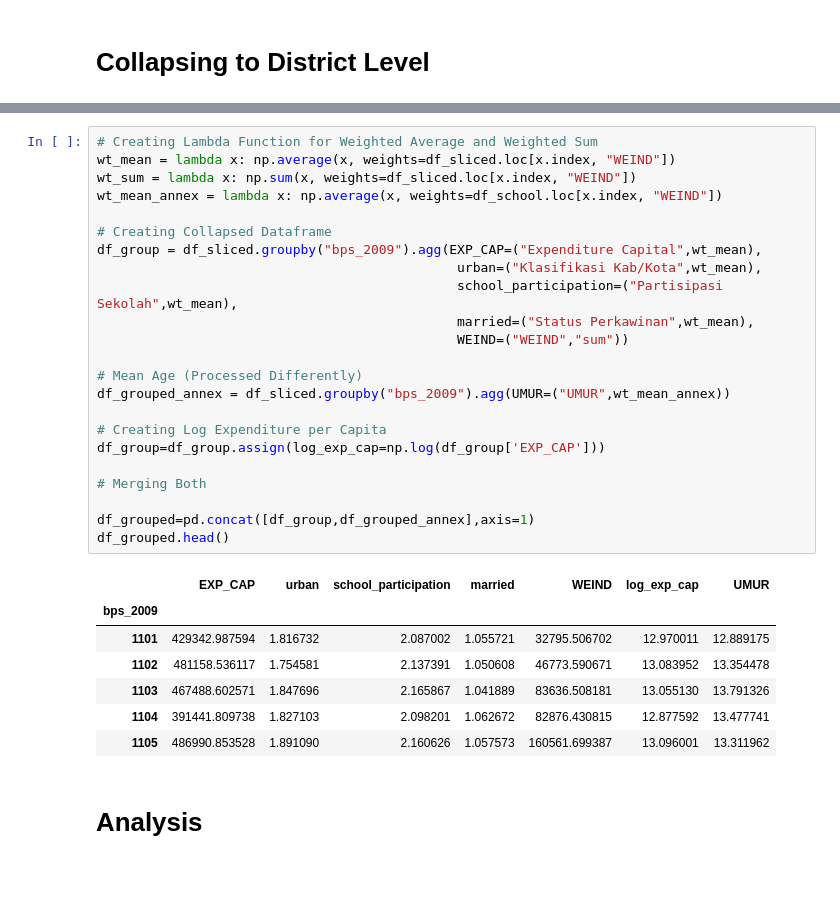
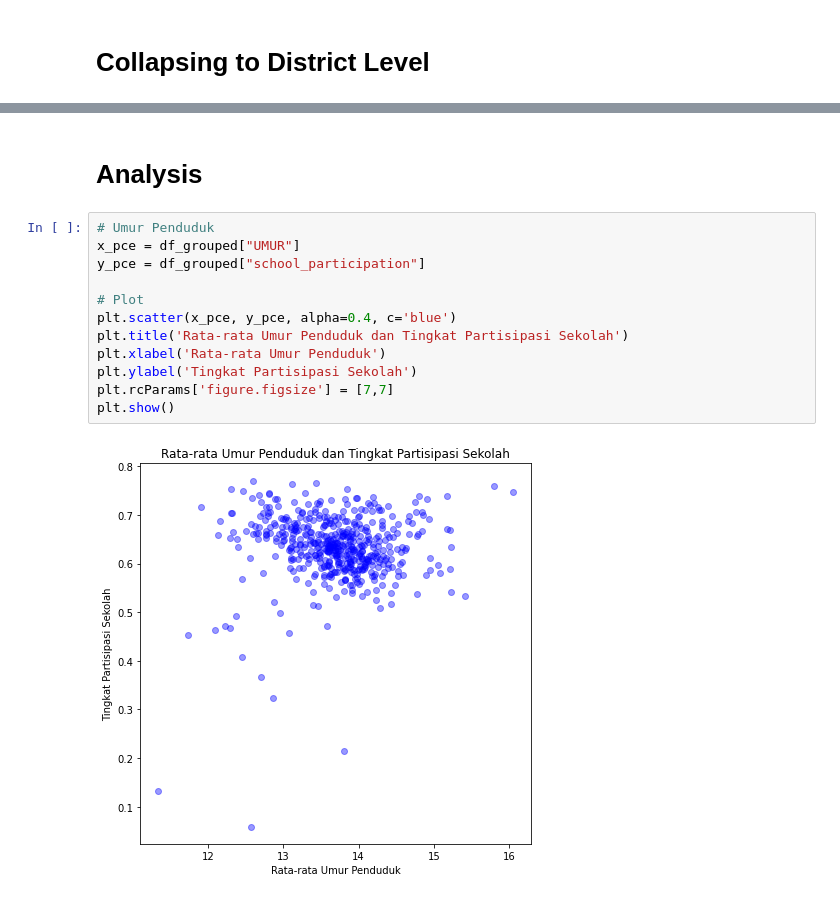
Before and after one commit to kartikarizqin/Project-Lab-Susenas, a Jupyter notebook: eda-2012.ipynb, the cells around one changed output, grey strips where cells are left out. Saved outputs shown, nothing was run; the diff lists cells and outputs as text.

Commit message:
create scatter plot for analysis

```diff
--- a/eda-2012.ipynb
+++ b/eda-2012.ipynb
@@ -368,33 +368,16 @@ df_grouped.head()
-# %%
-# Creating Lambda Function for Weighted Average and Weighted Sum
-wt_mean = lambda x: np.average(x, weights=df_sliced.loc[x.index, "WEIND"])
-wt_sum = lambda x: np.sum(x, weights=df_sliced.loc[x.index, "WEIND"])
-wt_mean_annex = lambda x: np.average(x, weights=df_school.loc[x.index, "WEIND"])
-
-# Creating Collapsed Dataframe
-df_group = df_sliced.groupby("bps_2009").agg(EXP_CAP=("Expenditure Capital",wt_mean),
-                                              urban=("Klasifikasi Kab/Kota",wt_mean),
-                                              school_participation=("Partisipasi Sekolah",wt_mean),
-                                              married=("Status Perkawinan",wt_mean),
-                                              WEIND=("WEIND","sum"))
-
-# Mean Age (Processed Differently)
-df_grouped_annex = df_sliced.groupby("bps_2009").agg(UMUR=("UMUR",wt_mean_annex))
-
-# Creating Log Expenditure per Capita
-df_group=df_group.assign(log_exp_cap=np.log(df_group['EXP_CAP']))
-
-# Merging Both
-
-df_grouped=pd.concat([df_group,df_grouped_annex],axis=1)
-df_grouped.head()
-# %% [output]
-|  | EXP_CAP | urban | school_participation | married | WEIND | log_exp_cap | UMUR |
-| bps_2009 |  |  |  |  |  |  |  |
-| 1101 | 429342.987594 | 1.816732 | 2.087002 | 1.055721 | 32795.506702 | 12.970011 | 12.889175 |
-| 1102 | 481158.536117 | 1.754581 | 2.137391 | 1.050608 | 46773.590671 | 13.083952 | 13.354478 |
-| 1103 | 467488.602571 | 1.847696 | 2.165867 | 1.041889 | 83636.508181 | 13.055130 | 13.791326 |
-| 1104 | 391441.809738 | 1.827103 | 2.098201 | 1.062672 | 82876.430815 | 12.877592 | 13.477741 |
-| 1105 | 486990.853528 | 1.891090 | 2.160626 | 1.057573 | 160561.699387 | 13.096001 | 13.311962 |
 # %% [markdown]
 # Analysis
+# %%
+# Umur Penduduk
+x_pce = df_grouped["UMUR"]
+y_pce = df_grouped["school_participation"]
+
+# Plot
+plt.scatter(x_pce, y_pce, alpha=0.4, c='blue')
+plt.title('Rata-rata Umur Penduduk dan Tingkat Partisipasi Sekolah')
+plt.xlabel('Rata-rata Umur Penduduk')
+plt.ylabel('Tingkat Partisipasi Sekolah')
+plt.rcParams['figure.figsize'] = [7,7]
+plt.show()
+# %% [output]
+[figure, added]
```
Also changed, not shown: parts of 5 cells of this notebook.
